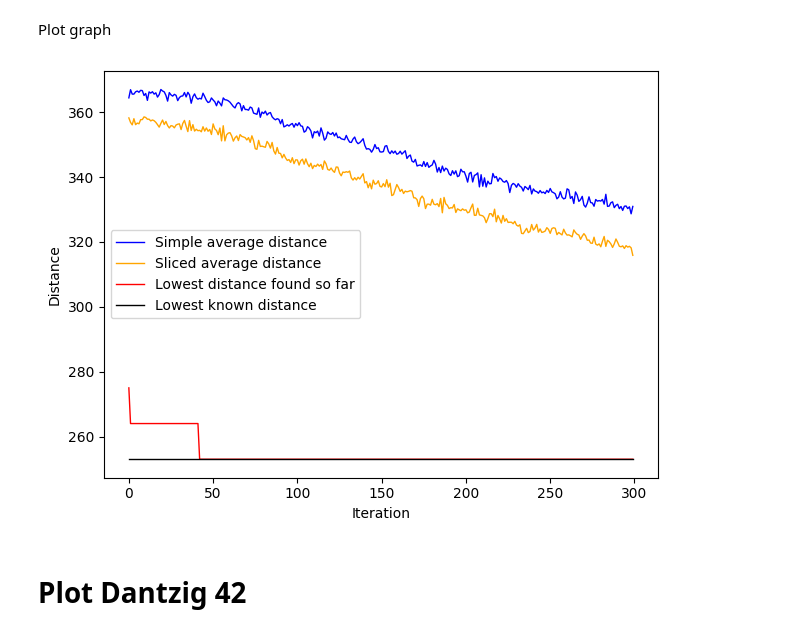
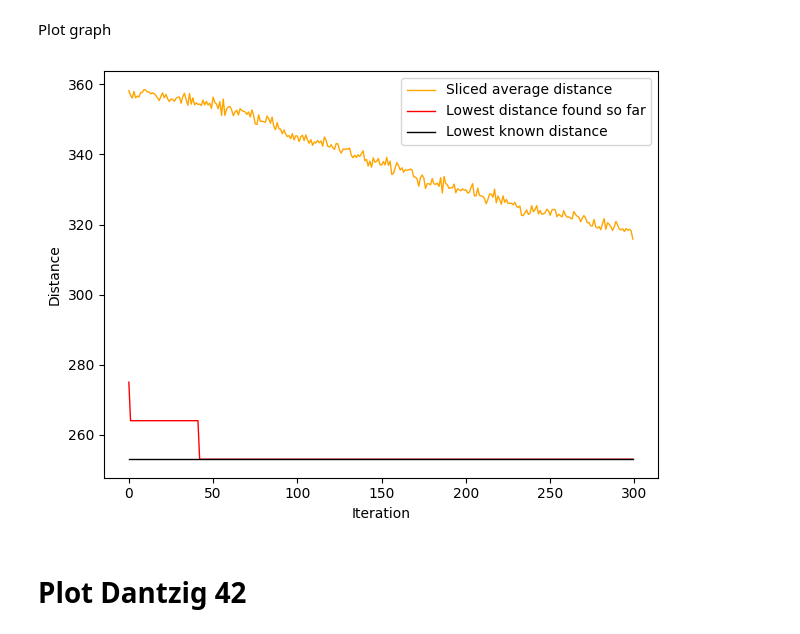
Before and after one commit to goldsmdn/TSP_VQC, a Jupyter notebook: plot_data.ipynb, the cells around one changed output. Cells and saved outputs as stored; diff of their text form; code cells hidden in the pictures.

```diff
--- a/plot_data.ipynb
+++ b/plot_data.ipynb
@@ -45,23 +45,23 @@ if SUBID:
 Plot graph
 # %%
 if RUNID:
-    plt.plot(df_detailed.index, df_detailed['average_list'], linewidth=1.0, color = 'blue', label='Simple average distance')
+    #plt.plot(df_detailed.index, df_detailed['average_list'], linewidth=1.0, color = 'blue', label='Simple average distance')
     plt.plot(df_detailed.index, df_detailed['sliced_list'], linewidth=1.0, color = 'orange', label='Sliced average distance')
     plt.plot(df_detailed.index, df_detailed['lowest_list'], linewidth=1.0, color = 'red', label='Lowest distance found so far')
     plt.plot(df_detailed.index, df_detailed['best_dist'], linewidth=1.0, color = 'black', label='Lowest known distance')
     title = 'Average_and_lowest_distance_found by_iteration'
     if PLOT_TITLE:
         plt.title(title)
     plt.xlabel('Iteration')
     plt.ylabel('Distance')
     plt.legend()
     plt.tight_layout()
 
     filename = Path(GRAPH_DIR).joinpath(f'{title}.pdf')
     plt.savefig(filename, bbox_inches='tight')
     plt.show()
 # %% [output]
-[figure, old version]
+[figure, new version]
 # %% [markdown]
 # Plot Dantzig 42
 # %%
```
Also changed, not shown: parts of 1 cell of this notebook, 1 other file.
